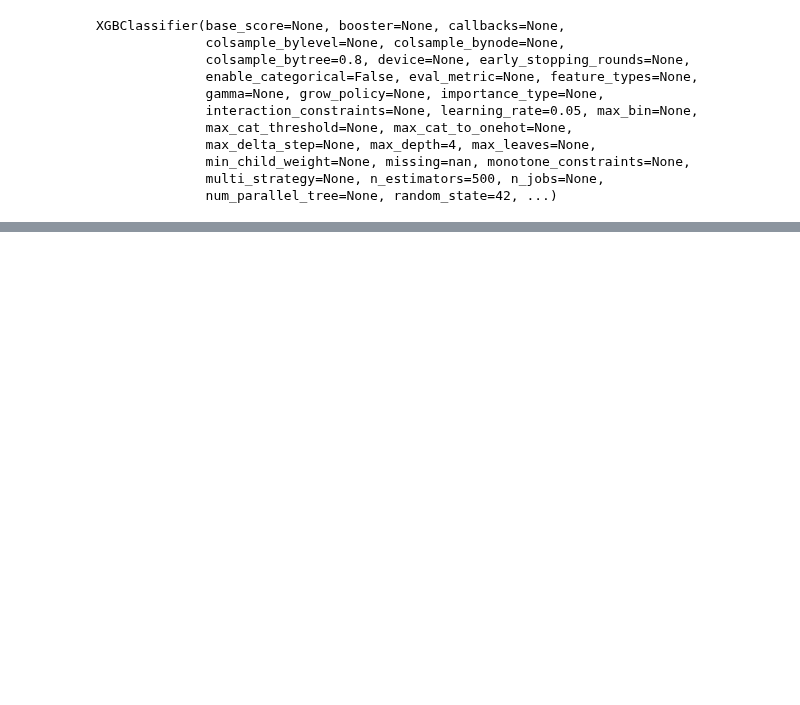
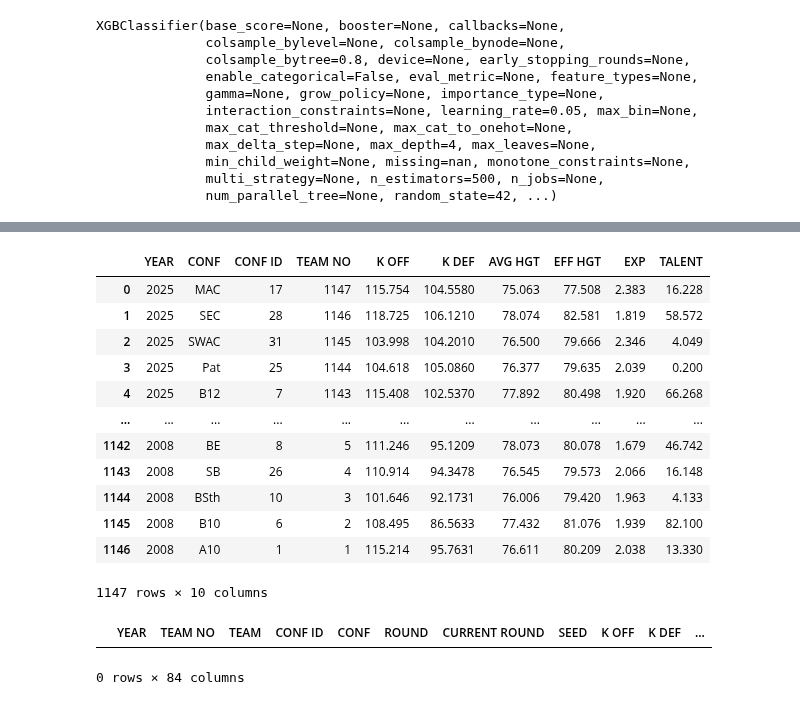
Before and after one commit to nicholaskim1004/MarchMadness, a Jupyter notebook: bracketology/madness.ipynb, the cells around one changed output, grey strips where cells are left out. Cells and saved outputs as stored; diff of their text form; code cells hidden in the pictures; blank space fills up the shorter version.

```diff
--- a/bracketology/madness.ipynb
+++ b/bracketology/madness.ipynb
@@ -1559,0 +1639,61 @@ sim['2']
+# %%
+temp_away = away_stats25.loc[:,['YEAR','TEAM NO','BADJ O','BADJ D','WIN%','EFG%','EFG%D','PPPO','PPPD']]
+temp_home = home_stats25.loc[:,['YEAR','TEAM NO','BADJ O','BADJ D','WIN%','EFG%','EFG%D','PPPO','PPPD']]
+temp_neutral = neutral_stats25.loc[:,['YEAR','TEAM NO','BADJ O','BADJ D','WIN%','EFG%','EFG%D','PPPO','PPPD']]
+
+#adds _A to all columns to represent Away
+temp_away.columns = list(temp_away.columns[:2]) + [col + "_A" for col in temp_away.columns[2:]]
+
+#_H for Home
+temp_home.columns = list(temp_home.columns[:2]) + [col + "_H" for col in temp_home.columns[2:]]
+
+#_N for Neutral
+temp_neutral.columns = list(temp_neutral.columns[:2]) + [col + "_N" for col in temp_neutral.columns[2:]]
+
+
+vars = ['YEAR','TEAM NO','BADJ EM','FTR','FTRD',
+        'BADJ T','TOV%','TOV%D','OREB%','OP OREB%','RAW T','WAB',
+        '2PT%', '2PT%D', '3PT%', '3PT%D', 'BLK%', 'BLKED%',
+        'AST%', 'OP AST%', '2PTR', '3PTR', '2PTRD', '3PTRD','ELITE SOS']
+dfs = [away_stats,home_stats,neutral_stats]
+
+team_stats = var_mean(dfs,vars)
+
+temp_his = team_hist25.drop(['TEAM','SEED','ROUND','Q1 PLUS Q2 W','B POWER','BID TYPE'],axis=1)
+
+temp_v_ranked = team_v_ranked25.loc[:,['YEAR','TEAM NO','TR RATING','V 1-25 WINS','V 1-25 LOSS',
+                                     'V 26-50 WINS','V 26-50 LOSS','LUCK RATING','CONSISTENCY TR RATING']]
+
+temp_mis = team_mis25.loc[:,['YEAR','CONF','CONF ID','TEAM NO','K OFF','K DEF','AVG HGT','EFF HGT','EXP','TALENT']]
+# %%
+temp_mis
+# %% [output]
+|  | YEAR | CONF | CONF ID | TEAM NO | K OFF | K DEF | AVG HGT | EFF HGT | EXP | TALENT |
+| 0 | 2025 | MAC | 17 | 1147 | 115.754 | 104.5580 | 75.063 | 77.508 | 2.383 | 16.228 |
+| 1 | 2025 | SEC | 28 | 1146 | 118.725 | 106.1210 | 78.074 | 82.581 | 1.819 | 58.572 |
+| 2 | 2025 | SWAC | 31 | 1145 | 103.998 | 104.2010 | 76.500 | 79.666 | 2.346 | 4.049 |
+| 3 | 2025 | Pat | 25 | 1144 | 104.618 | 105.0860 | 76.377 | 79.635 | 2.039 | 0.200 |
+| 4 | 2025 | B12 | 7 | 1143 | 115.408 | 102.5370 | 77.892 | 80.498 | 1.920 | 66.268 |
+| ... | ... | ... | ... | ... | ... | ... | ... | ... | ... | ... |
+| 1142 | 2008 | BE | 8 | 5 | 111.246 | 95.1209 | 78.073 | 80.078 | 1.679 | 46.742 |
+| 1143 | 2008 | SB | 26 | 4 | 110.914 | 94.3478 | 76.545 | 79.573 | 2.066 | 16.148 |
+| 1144 | 2008 | BSth | 10 | 3 | 101.646 | 92.1731 | 76.006 | 79.420 | 1.963 | 4.133 |
+| 1145 | 2008 | B10 | 6 | 2 | 108.495 | 86.5633 | 77.432 | 81.076 | 1.939 | 82.100 |
+| 1146 | 2008 | A10 | 1 | 1 | 115.214 | 95.7631 | 76.611 | 80.209 | 2.038 | 13.330 |
+1147 rows × 10 columns
+# %%
+comp_team_stats_v1 = matchups25_v1.merge(temp_mis,on=['YEAR','TEAM NO'],how='left')
+
+#rearranging so CONF and CONF ID are near front
+comp_team_stats_v1 = comp_team_stats_v1.iloc[:,[0,1,2,7,6,4,5,3,8,9,10,11,12,13]]
+
+dfs = [comp_team_stats_v1,temp_away,temp_home,temp_neutral,temp_v_ranked,temp_his,team_stats]
+
+comp_team_stats_v1 = reduce(lambda left, right: pd.merge(left, right, on=['YEAR','TEAM NO']),dfs)
+
+comp_team_stats_v1 = comp_team_stats_v1.merge(temp_res,on='TEAM',how='left')
+
+comp_team_stats_v1.head()
+# %% [output]
+|  | YEAR | TEAM NO | TEAM | CONF ID | CONF | ROUND | CURRENT ROUND | SEED | K OFF | K DEF | ... |
+0 rows × 84 columns
```
Also changed, not shown: parts of 24 cells of this notebook, 5 other files.
